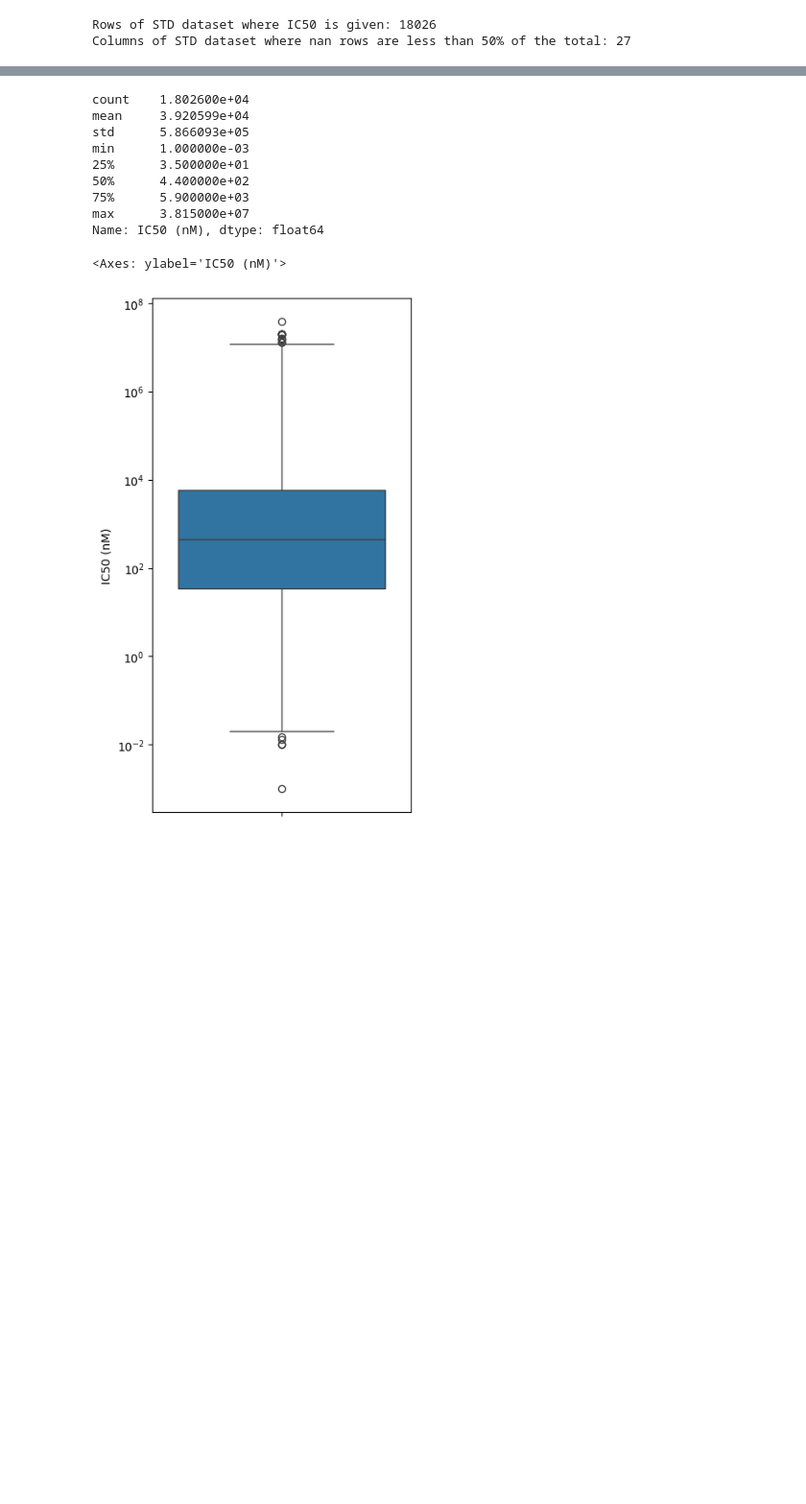
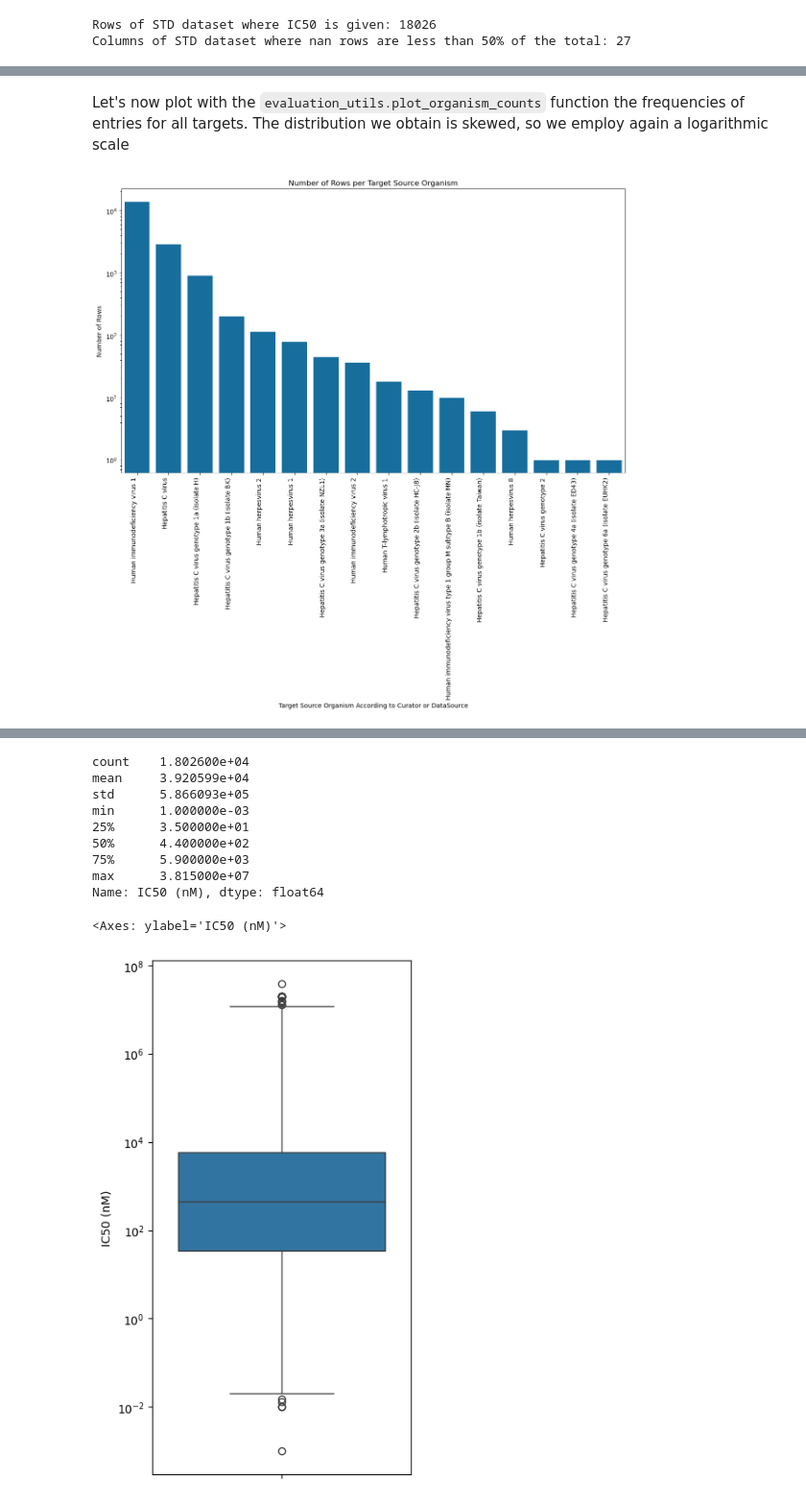
Before and after one commit to epfl-ada/ada-2024-project-adattatori, a Jupyter notebook: results.ipynb, the cells around one changed output, grey strips where cells are left out. Shown at 96% size. Drawn from its saved outputs; the diff is of its cells as text; code cells hidden in the pictures; blank space fills up the shorter version.

```diff
--- a/results.ipynb
+++ b/results.ipynb
@@ -62,0 +75,7 @@ Columns of STD dataset where nan rows are less than 50% of the total: 27
+# %% [markdown]
+Let's now plot with the `evaluation_utils.plot_organism_counts` function the frequencies of entries for all targets. The distribution we obtain is skewed, so we employ again a logarithmic scale
+# %%
+# Assuming STD_df is the DataFrame containing the relevant data
+evaluation_utils.plot_organism_counts(df)
+# %% [output]
+[figure, added]
```
Also changed, not shown: parts of 12 cells of this notebook.
